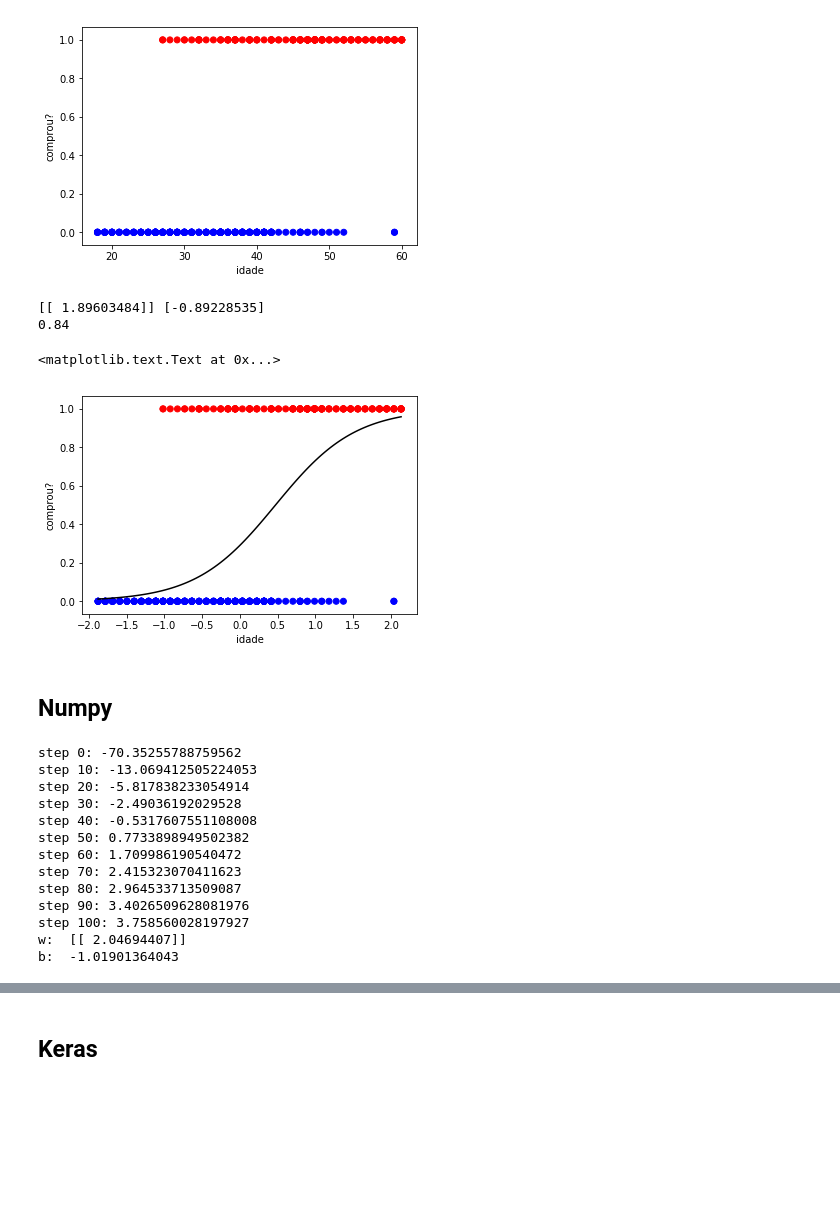
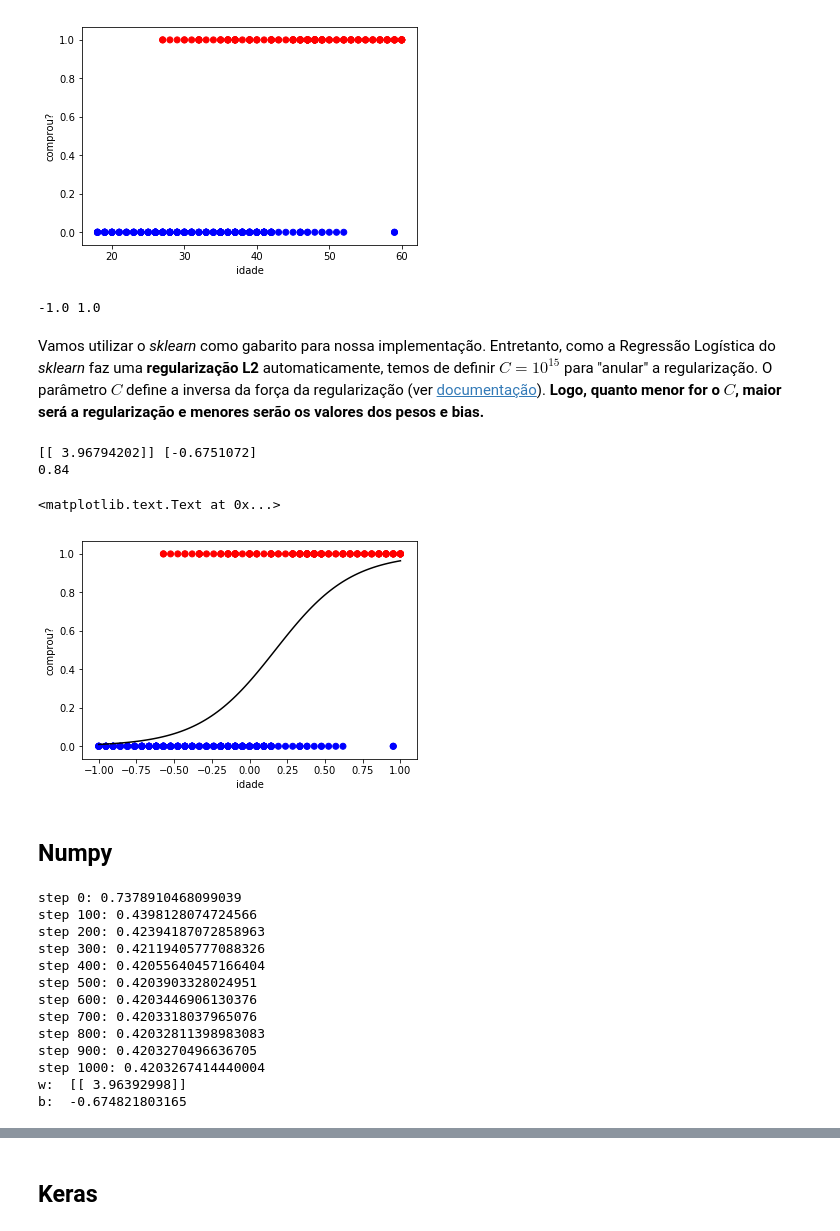
Before and after one commit to arnaldog12/Manual-Pratico-Deep-Learning, a Jupyter notebook: Neurônio Sigmoid.ipynb, the cells around one changed output, grey strips where cells are left out. Drawn from its saved outputs; the diff is of its cells as text; code cells hidden in the pictures; blank space fills up the shorter version.

Commit message:
implementação da regressão logística usando numpy
- adiciona cálcula da derivada da função de custo
- inicio da explicação
- melhorias nos gráficos

```diff
--- a/Neurônio Sigmoid.ipynb
+++ b/Neurônio Sigmoid.ipynb
@@ -36,28 +100,34 @@ plt.ylabel('comprou?')
 <matplotlib.text.Text at 0x...>
 [figure]
 # %%
-std = StandardScaler()
-x = std.fit_transform(x.astype(np.float64))
+minmax = MinMaxScaler(feature_range=(-1,1))
+x = minmax.fit_transform(x.astype(np.float64))
+
+print(x.min(), x.max())
+# %% [output]
+-1.0 1.0
+# %% [markdown]
+Vamos utilizar o _sklearn_ como gabarito para nossa implementação. Entretanto, como a Regressão Logística do _sklearn_ faz uma __regularização L2__ automaticamente, temos de definir $C=10^{15}$ para "anular" a regularização. O parâmetro $C$ define a inversa da força da regularização (ver [documentação](http://scikit-learn.org/stable/modules/generated/sklearn.linear_model.LogisticRegression.html)). __Logo, quanto menor for o $C$, maior será a regularização e menores serão os valores dos pesos e bias.__
 # %%
-reg = LogisticRegression()
+reg = LogisticRegression(C=1e15)
 reg.fit(x, y.ravel())
 
 print(reg.coef_, reg.intercept_)
 print(reg.score(x, y))
 # %% [output]
-[[ 1.89603484]] [-0.89228535]
+[[ 3.96794202]] [-0.6751072]
 0.84
 # %%
 x_test = np.linspace(x.min(), x.max(), 100).reshape(-1,1)
-x_ = reg.predict_proba(x_test)
+y_sk = reg.predict_proba(x_test)
 
 plt.scatter(x, y, c=y, cmap='bwr')
-plt.plot(x_test, x_[:,1], color='black')
+plt.plot(x_test, y_sk[:,1], color='black')
 plt.xlabel('idade')
 plt.ylabel('comprou?')
 # %% [output]
 <matplotlib.text.Text at 0x...>
-[figure, old version]
+[figure, new version]
 # %%
 def sigmoid(x, derivative=False):
     if derivative:
@@ -72,30 +142,31 @@ D = x.shape[1]
 w = 2*np.random.random((1, D))-1 # [1x1]
 b = 2*np.random.random()-1       # [1x1]
 
-for step in range(101):
+for step in range(1001):
     z = np.dot(x, w.T) + b # [400x1]
     y_pred = sigmoid(z)    # [400x1]
-    error = y - y_pred  # [400x1]
-    dydz = error*y_pred*(1-y_pred)
-    w = w + 0.01*np.dot(dydz.T, x)
-    b = b + 0.01*dydz.sum()
+    error = y - y_pred     # [400x1]
 
-    if step%10 == 0:
-        print('step {0}: {1}'.format(step, np.sum(error)))
+    w = w + 1e-3*np.dot(error.T, x)
+    b = b + 1e-3*error.sum()
+
+    if step%100 == 0:
+        cost = np.mean( -y*np.log(y_pred) -(1-y)*np.log(1-y_pred) )
+        print('step {0}: {1}'.format(step, cost))
 
 print('w: ', w)
 print('b: ', b)
 # %% [output]
-step 0: -70.35255788759562
-step 10: -13.069412505224053
-step 20: -5.817838233054914
-step 30: -2.49036192029528
-step 40: -0.5317607551108008
-step 50: 0.7733898949502382
-step 60: 1.709986190540472
-step 70: 2.415323070411623
-step 80: 2.964533713509087
-step 90: 3.4026509628081976
-step 100: 3.758560028197927
-w:  [[ 2.04694407]]
-b:  -1.01901364043
+step 0: 0.7378910468099039
+step 100: 0.4398128074724566
+step 200: 0.42394187072858963
+step 300: 0.42119405777088326
+step 400: 0.42055640457166404
+step 500: 0.4203903328024951
+step 600: 0.4203446906130376
+step 700: 0.4203318037965076
+step 800: 0.42032811398983083
+step 900: 0.4203270496636705
+step 1000: 0.4203267414440004
+w:  [[ 3.96392998]]
+b:  -0.674821803165
```
Also changed, not shown: parts of 14 cells of this notebook.
